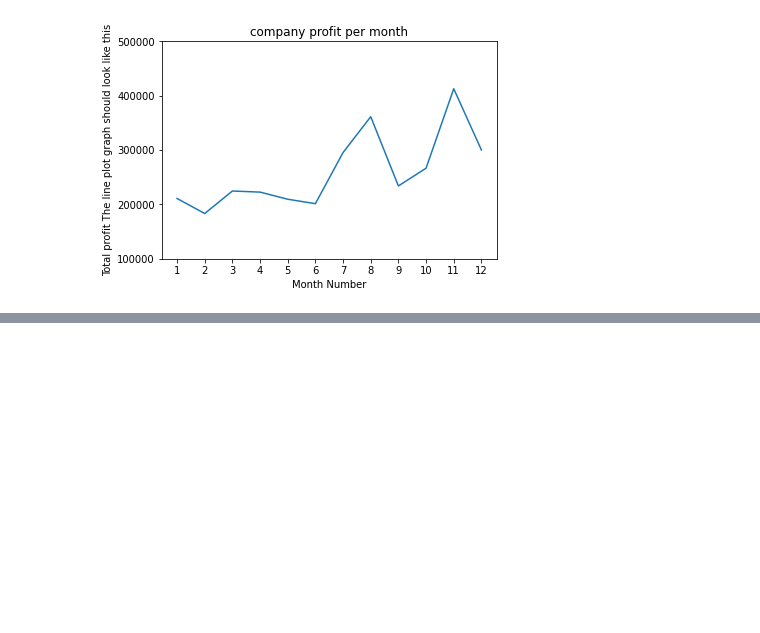
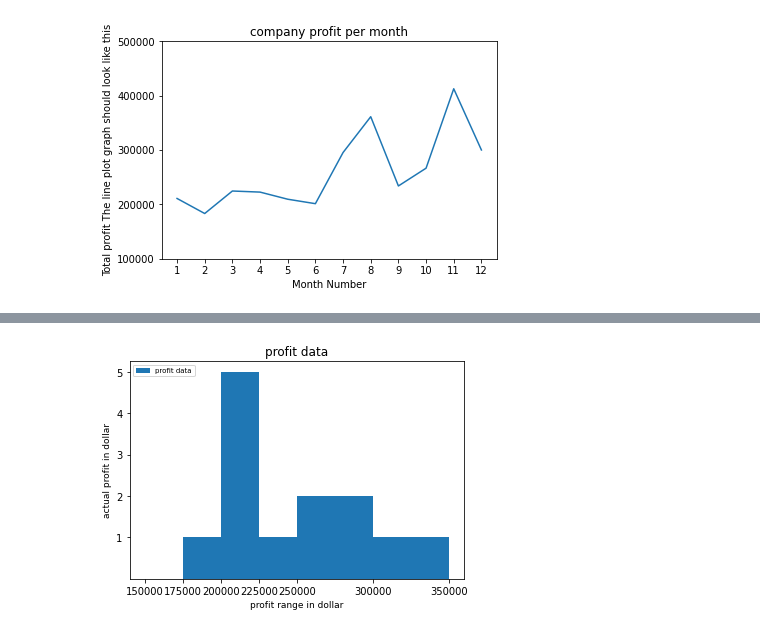
Before and after one commit to Safae-CHERKAOUI/python-for-finance, a Jupyter notebook: day_03/assignments/01-matplotlib_basic_assignment.ipynb, the cells around one changed output, grey strips where cells are left out. Saved outputs shown, nothing was run; the diff lists cells and outputs as text; code cells hidden in the pictures; blank space fills up the shorter version.

```diff
--- a/day_03/assignments/01-matplotlib_basic_assignment.ipynb
+++ b/day_03/assignments/01-matplotlib_basic_assignment.ipynb
@@ -140,7 +158,15 @@ NameError: name 'plt' is not defined
 <img src="../data/Profit_data.png" alt="Profit_data" style="width: 700px;"/>
 # %%
 plt.yticks([1,2,3,4,5])
-plt.hist(df["total_profit"], bins=[150000, 175000, 200000, 225000,250000, 300000,350000])
+plt.xticks([150000, 175000, 200000, 225000,250000, 300000,350000])
+plt.hist(df["total_profit"], bins=[150000, 175000, 200000, 225000,250000, 300000,350000],label='profit data')
+plt.legend(loc='upper left',fontsize='7')
+plt.xlabel('profit range in dollar',size=9)
+plt.ylabel('actual profit in dollar',size=9)
+plt.title('profit data')
+plt.show()
+# %% [output]
+[figure, added]
 # %% [markdown]
 ## Exercise 8
 **Calculate total sale data for last year for each product and show it using a Pie chart**
```
Also changed, not shown: parts of 13 cells of this notebook.
